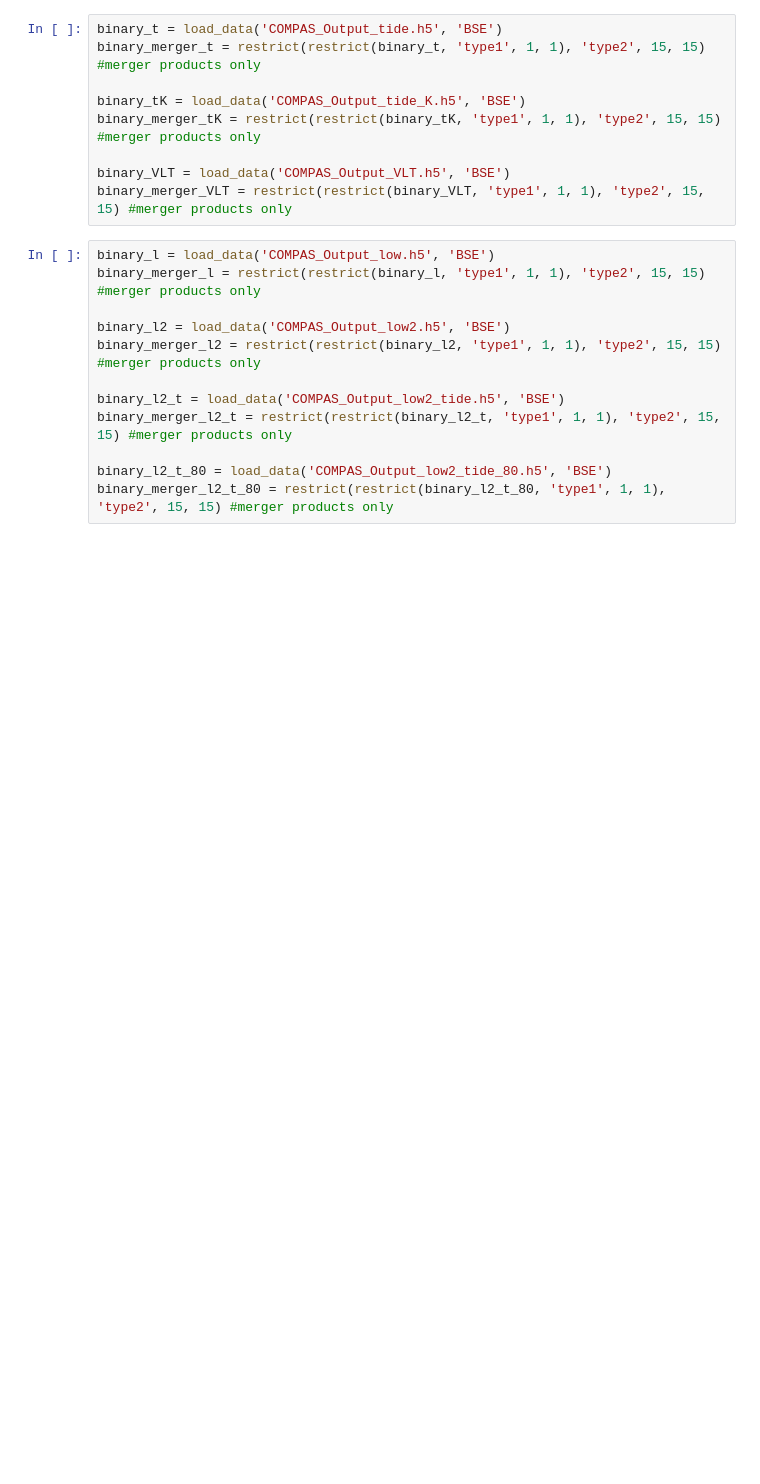
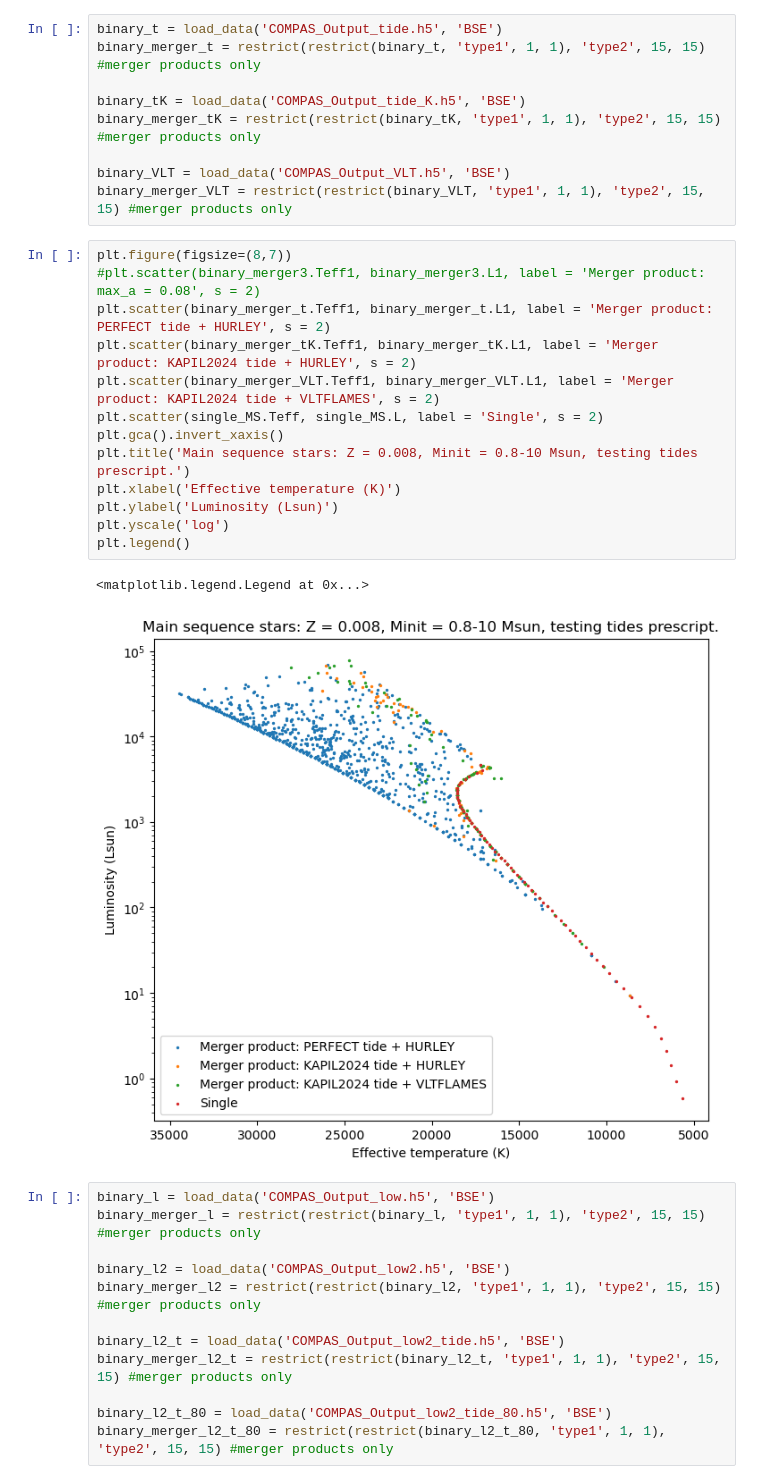
Before and after one commit to mkim0029/COMPAS, a Jupyter notebook: src/Corrected_plotting/read.ipynb, the cells around one changed output. Drawn from its saved outputs; the diff is of its cells as text; blank space fills up the shorter version.

```diff
--- a/src/Corrected_plotting/read.ipynb
+++ b/src/Corrected_plotting/read.ipynb
@@ -83,6 +68,22 @@ binary_merger_tK = restrict(restrict(binary_tK, 'type1', 1, 1), 'type2', 15, 15)
 
 binary_VLT = load_data('COMPAS_Output_VLT.h5', 'BSE')
 binary_merger_VLT = restrict(restrict(binary_VLT, 'type1', 1, 1), 'type2', 15, 15) #merger products only
+# %%
+plt.figure(figsize=(8,7))
+#plt.scatter(binary_merger3.Teff1, binary_merger3.L1, label = 'Merger product: max_a = 0.08', s = 2)
+plt.scatter(binary_merger_t.Teff1, binary_merger_t.L1, label = 'Merger product: PERFECT tide + HURLEY', s = 2)
+plt.scatter(binary_merger_tK.Teff1, binary_merger_tK.L1, label = 'Merger product: KAPIL2024 tide + HURLEY', s = 2)
+plt.scatter(binary_merger_VLT.Teff1, binary_merger_VLT.L1, label = 'Merger product: KAPIL2024 tide + VLTFLAMES', s = 2)
+plt.scatter(single_MS.Teff, single_MS.L, label = 'Single', s = 2)
+plt.gca().invert_xaxis()
+plt.title('Main sequence stars: Z = 0.008, Minit = 0.8-10 Msun, testing tides prescript.')
+plt.xlabel('Effective temperature (K)')
+plt.ylabel('Luminosity (Lsun)')
+plt.yscale('log')
+plt.legend()
+# %% [output]
+<matplotlib.legend.Legend at 0x...>
+[figure, added]
 # %%
 binary_l = load_data('COMPAS_Output_low.h5', 'BSE')
 binary_merger_l = restrict(restrict(binary_l, 'type1', 1, 1), 'type2', 15, 15) #merger products only
```
Also changed, not shown: parts of 15 cells of this notebook.
